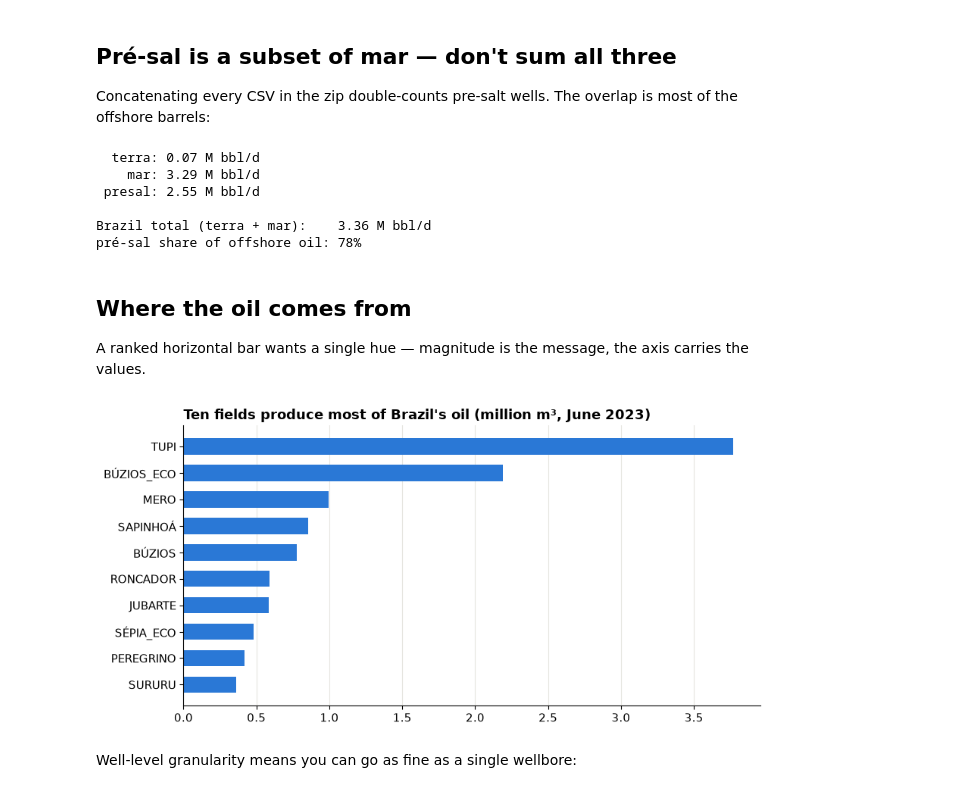
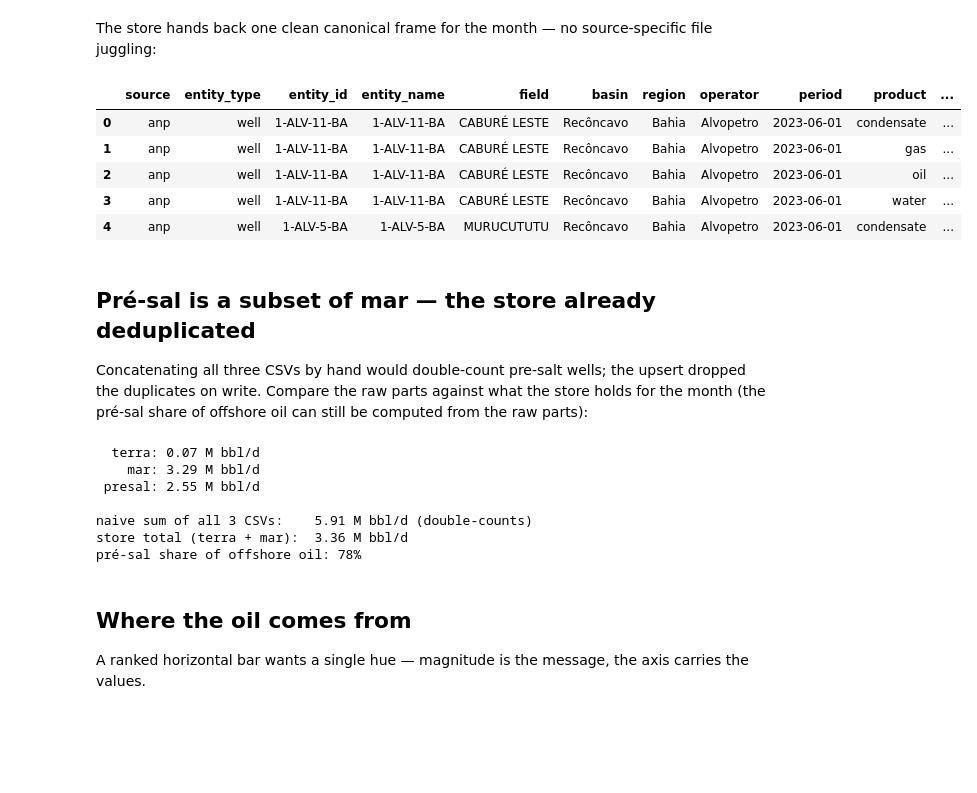
Before and after one commit to mralbu/ogprod, a Jupyter notebook: notebooks/02-brazil-anp.ipynb, the cells around one changed output. Saved outputs shown, nothing was run; the diff lists cells and outputs as text; code cells hidden in the pictures; blank space fills up the shorter version.

```diff
--- a/notebooks/02-brazil-anp.ipynb
+++ b/notebooks/02-brazil-anp.ipynb
@@ -12,9 +13,9 @@ pré-sal — and the pré-sal file is a *subset* of mar, which matters below.
 from pathlib import Path
 
 import matplotlib.pyplot as plt
-import pandas as pd
 
 import ogprod
+from ogprod import store
 
 # Categorical palette in fixed slot order (colorblind-safe adjacency)
 PALETTE = ["#2a78d6", "#1baf7a", "#eda100", "#008300", "#4a3aa7", "#e34948"]
@@ -34,3 +35,5 @@ plt.rcParams.update({
 
 DATA = Path("../data")
 DATA.mkdir(exist_ok=True)
+# Notebooks run with cwd = notebooks/, so point at the repo store explicitly.
+STORE = DATA / "store"
@@ -57,41 +60,49 @@ brazil.head()
 # %% [markdown]
-## Pré-sal is a subset of mar — don't sum all three
-
-Concatenating every CSV in the zip double-counts pre-salt wells. The overlap is
-most of the offshore barrels:
+The store hands back one clean canonical frame for the month — no
+source-specific file juggling:
 # %%
-BBL_D = lambda v: ogprod.convert(v, "m3", "bbl") / 30 / 1e6  # June has 30 days
-
-oil = {name: part[part["product"] == "oil"]["volume"].sum() for name, part in parts.items()}
-for name in ("terra", "mar", "presal"):
-    print(f"{name:>7}: {BBL_D(oil[name]):.2f} M bbl/d")
-print(f"\nBrazil total (terra + mar):    {BBL_D(oil['terra'] + oil['mar']):.2f} M bbl/d")
-print(f"pré-sal share of offshore oil: {oil['presal'] / oil['mar']:.0%}")
+brazil = store.load_production(
+    source="anp", start="2023-06-01", end="2023-06-01", root=STORE
+)
+brazil.head()
 # %% [output]
-  terra: 0.07 M bbl/d
-    mar: 3.29 M bbl/d
- presal: 2.55 M bbl/d
-
-Brazil total (terra + mar):    3.36 M bbl/d
-pré-sal share of offshore oil: 78%
+|  | source | entity_type | entity_id | entity_name | field | basin | region | operator | period | product | ... |
+| 0 | anp | well | 1-ALV-11-BA | 1-ALV-11-BA | CABURÉ LESTE | Recôncavo | Bahia | Alvopetro | 2023-06-01 | condensate | ... |
+| 1 | anp | well | 1-ALV-11-BA | 1-ALV-11-BA | CABURÉ LESTE | Recôncavo | Bahia | Alvopetro | 2023-06-01 | gas | ... |
+| 2 | anp | well | 1-ALV-11-BA | 1-ALV-11-BA | CABURÉ LESTE | Recôncavo | Bahia | Alvopetro | 2023-06-01 | oil | ... |
+| 3 | anp | well | 1-ALV-11-BA | 1-ALV-11-BA | CABURÉ LESTE | Recôncavo | Bahia | Alvopetro | 2023-06-01 | water | ... |
+| 4 | anp | well | 1-ALV-5-BA | 1-ALV-5-BA | MURUCUTUTU | Recôncavo | Bahia | Alvopetro | 2023-06-01 | condensate | ... |
 # %% [markdown]
-## Where the oil comes from
+## Pré-sal is a subset of mar — the store already deduplicated
 
-A ranked horizontal bar wants a single hue — magnitude is the message, the
-axis carries the values.
+Concatenating all three CSVs by hand would double-count pre-salt wells; the
+upsert dropped the duplicates on write. Compare the raw parts against what
+the store holds for the month (the pré-sal share of offshore oil can still
+be computed from the raw parts):
 # %%
-top = (brazil[brazil["product"] == "oil"]
-       .groupby("field")["volume"].sum()
-       .nlargest(10)
-       .sort_values())
+BBL_D = lambda v: ogprod.convert(v, "m3", "bbl") / 30 / 1e6  # June has 30 days
 
-fig, ax = plt.subplots(figsize=(9, 4.5))
-ax.barh(top.index, top.values / 1e6, color=PALETTE[0], height=0.62)
-ax.set_title("Ten fields produce most of Brazil's oil (million m³, June 2023)")
-ax.grid(axis="y", visible=False)
-fig.tight_layout()
+parts = {p.name.rsplit("_", 1)[-1].removesuffix(".csv").lower(): ogprod.load("anp", p)
+         for p in paths}
+oil = {name: part[part["product"] == "oil"]["volume"].sum() for name, part in parts.items()}
+for name in ("terra", "mar", "presal"):
+    print(f"{name:>7}: {BBL_D(oil[name]):.2f} M bbl/d")
+
+store_oil = brazil[brazil["product"] == "oil"]["volume"].sum()
+print(f"\nnaive sum of all 3 CSVs:    {BBL_D(sum(oil.values())):.2f} M bbl/d (double-counts)")
+print(f"store total (terra + mar):  {BBL_D(store_oil):.2f} M bbl/d")
+print(f"pré-sal share of offshore oil: {oil['presal'] / oil['mar']:.0%}")
 # %% [output]
-[figure, removed]
+  terra: 0.07 M bbl/d
+    mar: 3.29 M bbl/d
+ presal: 2.55 M bbl/d
+
+naive sum of all 3 CSVs:    5.91 M bbl/d (double-counts)
+store total (terra + mar):  3.36 M bbl/d
+pré-sal share of offshore oil: 78%
 # %% [markdown]
-Well-level granularity means you can go as fine as a single wellbore:
+## Where the oil comes from
+
+A ranked horizontal bar wants a single hue — magnitude is the message, the
+axis carries the values.
 # %%
```
Also changed, not shown: parts of 7 cells of this notebook, 7 other files.
